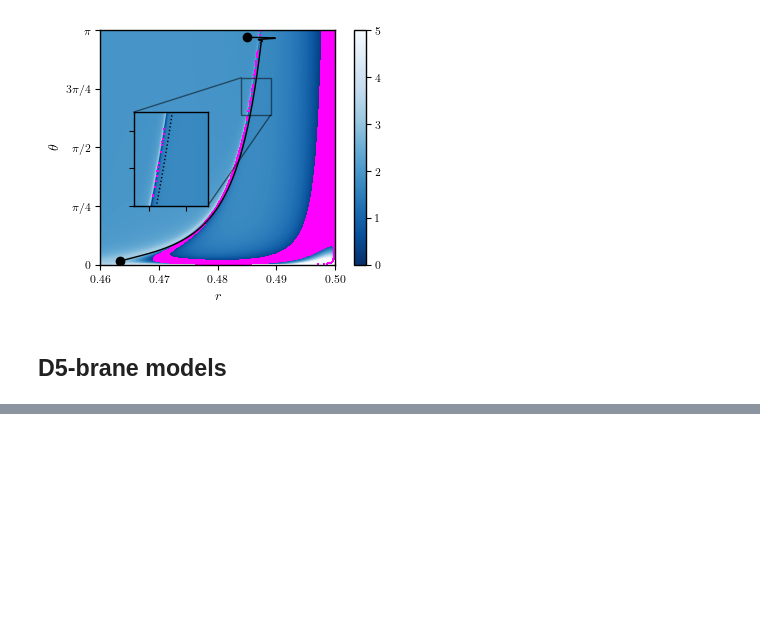
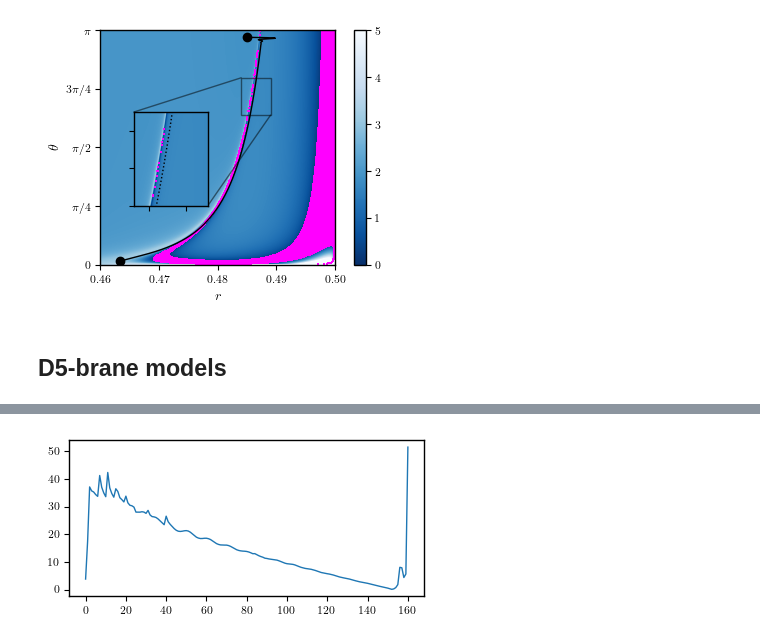
Before and after one commit to smups/srrt_models, a Jupyter notebook: plots.ipynb, the cells around one changed output, grey strips where cells are left out. Drawn from its saved outputs; the diff is of its cells as text; code cells hidden in the pictures; blank space fills up the shorter version.

```diff
--- a/plots.ipynb
+++ b/plots.ipynb
@@ -1007,0 +1026,6 @@ fig.savefig(f"./figs/{model}_omega.pdf", dpi=500)
+# %%
+fig = plt.figure(figsize=(4,2))
+plt.plot(np.tan(delta_ot))
+plt.show()
+# %% [output]
+[figure, added]
```
Also changed, not shown: parts of 14 cells of this notebook, 23 other files.
